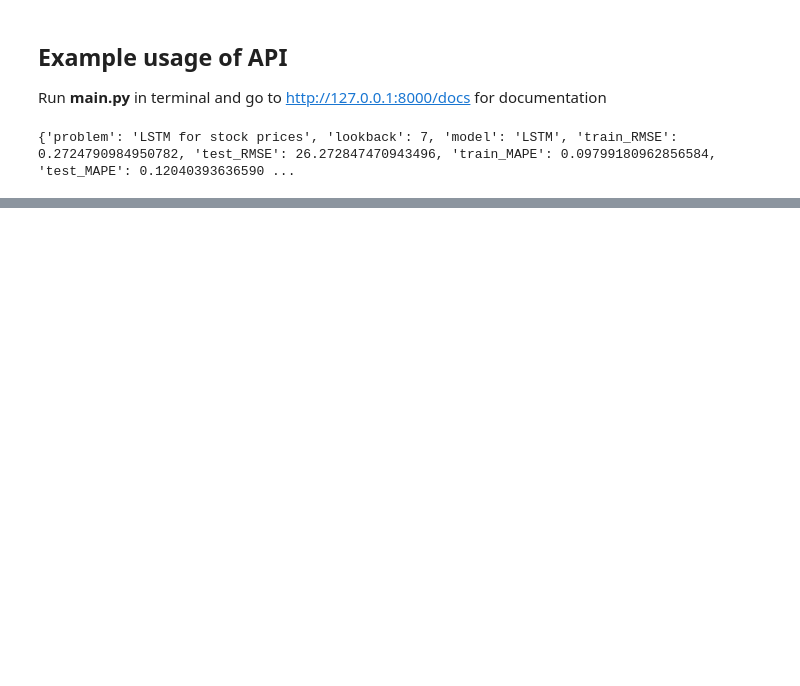
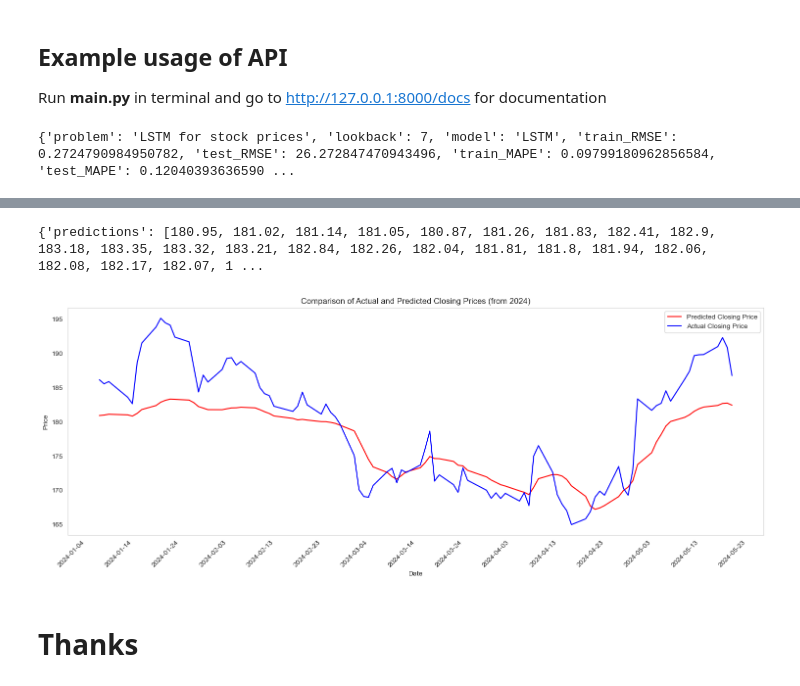
Before and after one commit to maga-m/LSTM_prices_prediction, a Jupyter notebook: LSTM.ipynb, the cells around one changed output, grey strips where cells are left out. Cells and saved outputs as stored; diff of their text form; code cells hidden in the pictures; blank space fills up the shorter version.

Commit message:
Adding prediction part to LSTM.ipynb

```diff
--- a/LSTM.ipynb
+++ b/LSTM.ipynb
@@ -195,0 +154,3 @@ plt.show()
+# %%
+df_2024 = pd.read_csv('data/AAPL_predict.csv')
+df_2024
@@ -195,0 +171,41 @@ plt.show()
+# %%
+if 'Date' in df_2024.columns:
+    df_2024['Date'] = pd.to_datetime(df_2024['Date'])
+
+data = {
+    "data": df_2024['Close'].values.tolist()
+}
+# %%
+response = requests.post("http://127.0.0.1:8000/predict", json=data)
+
+if response.status_code == 200:
+    # Get the predictions from the response
+    predictions = response.json()
+    print(predictions)
+
+    # Adjust the dates and actual data for plotting
+    dates_2024 = df_2024['Date'].iloc[6:].tolist()  # Use 'Date' column
+    raw_data_adjusted_2024 = df_2024['Close'].values[6:]
+
+  # Plotting the results
+    plt.figure(figsize=(15, 6))
+    plt.plot(dates_2024, predictions['predictions'], color='red', label='Predicted Closing Price')
+    plt.plot(dates_2024, raw_data_adjusted_2024, color='blue', label='Actual Closing Price')
+    plt.legend()
+    plt.title('Comparison of Actual and Predicted Closing Prices (from 2024)')
+    plt.xlabel('Date')
+    plt.ylabel('Price')
+    plt.gca().xaxis.set_major_locator(mdates.DayLocator(interval=10))
+    plt.gca().xaxis.set_major_formatter(mdates.DateFormatter('%Y-%m-%d'))
+
+    plt.xticks(rotation=45)
+    plt.grid(False)
+    plt.tight_layout()  # Adjust the padding to make room for the rotated labels
+    plt.show()
+else:
+    print(f"Request failed with status code {response.status_code}")
+# %% [output]
+{'predictions': [180.95, 181.02, 181.14, 181.05, 180.87, 181.26, 181.83, 182.41, 182.9, 183.18, 183.35, 183.32, 183.21, 182.84, 182.26, 182.04, 181.81, 181.8, 181.94, 182.06, 182.08, 182.17, 182.07, 1 ...
+[figure, added]
+# %% [markdown]
+# Thanks
```
Also changed, not shown: parts of 12 cells of this notebook, 11 other files.
